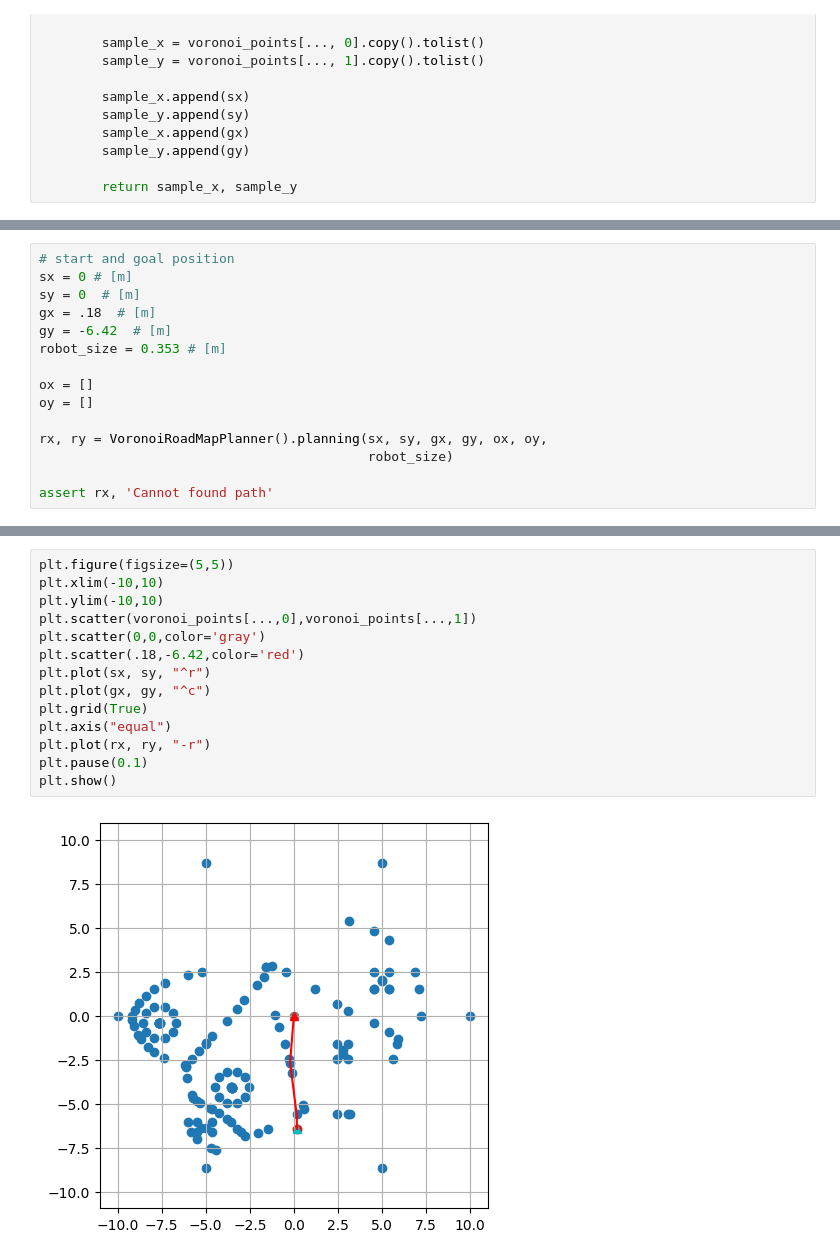
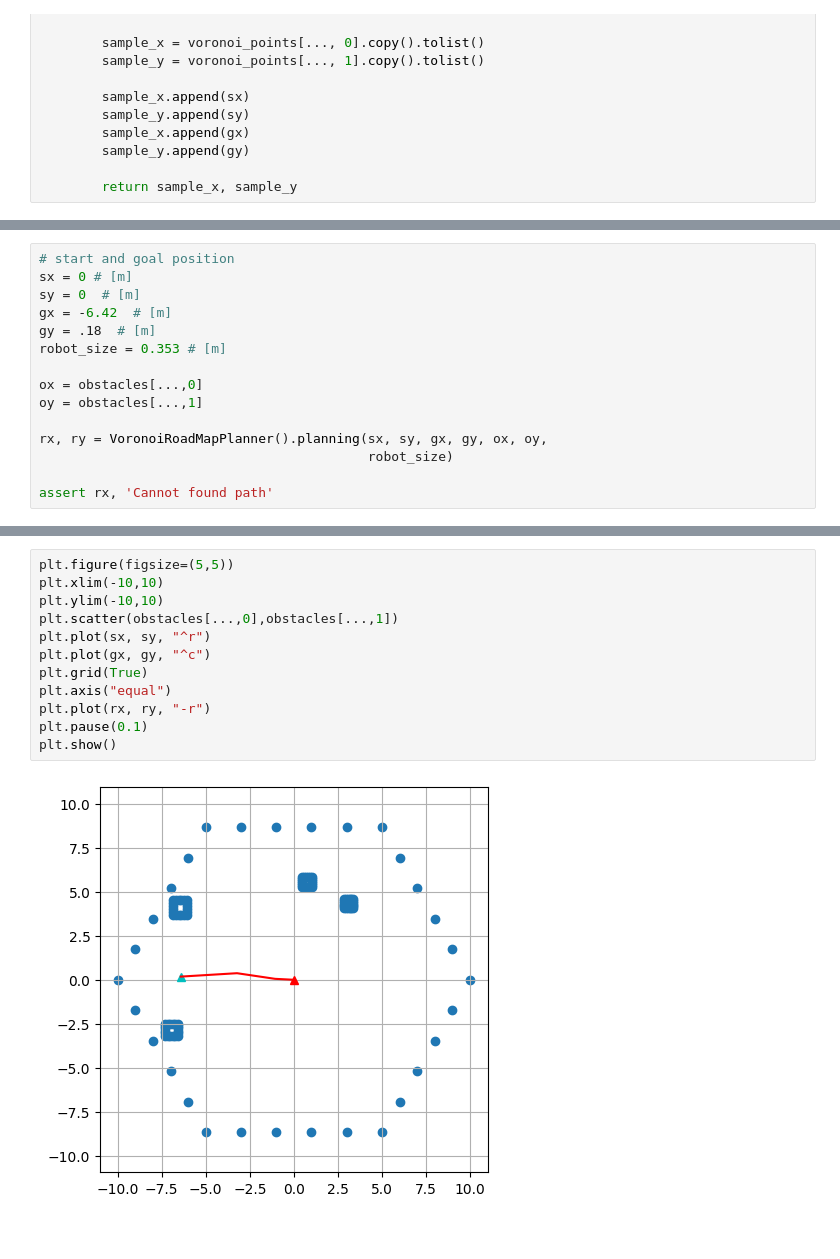
Before and after one commit to nicolazilio0/MAPF, a Jupyter notebook: path_planning/src/python_code/voronoi_debug.ipynb, the cells around one changed output, grey strips where cells are left out. Saved outputs shown, nothing was run; the diff lists cells and outputs as text.

Commit message:
voronoi improvements

```diff
--- a/path_planning/src/python_code/voronoi_debug.ipynb
+++ b/path_planning/src/python_code/voronoi_debug.ipynb
@@ -145,12 +246,12 @@ class VoronoiRoadMapPlanner:
 # start and goal position
 sx = 0 # [m]
 sy = 0  # [m]
-gx = .18  # [m]
-gy = -6.42  # [m]
+gx = -6.42  # [m]
+gy = .18  # [m]
 robot_size = 0.353 # [m]
 
-ox = []
-oy = []
+ox = obstacles[...,0]
+oy = obstacles[...,1]
 
 rx, ry = VoronoiRoadMapPlanner().planning(sx, sy, gx, gy, ox, oy,
                                           robot_size)
@@ -162,16 +263,14 @@ goal is found!
 # %%
 plt.figure(figsize=(5,5))
 plt.xlim(-10,10)
 plt.ylim(-10,10)
-plt.scatter(voronoi_points[...,0],voronoi_points[...,1])
-plt.scatter(0,0,color='gray')
-plt.scatter(.18,-6.42,color='red')
+plt.scatter(obstacles[...,0],obstacles[...,1])
 plt.plot(sx, sy, "^r")
 plt.plot(gx, gy, "^c")
 plt.grid(True)
 plt.axis("equal")
 plt.plot(rx, ry, "-r")
 plt.pause(0.1)
 plt.show()
 # %% [output]
-[figure, old version]
+[figure, new version]
```
Also changed, not shown: parts of 12 cells of this notebook, 6 other files.
